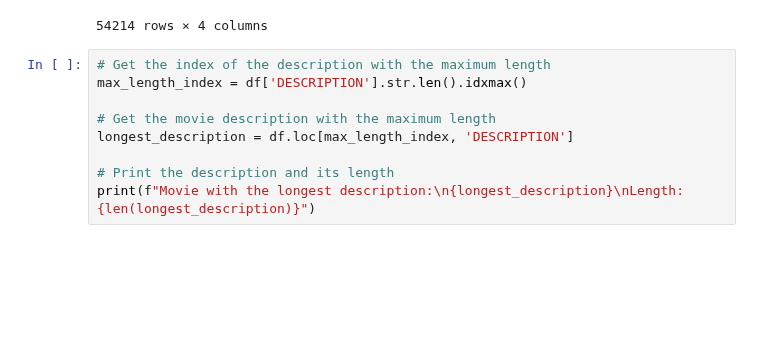
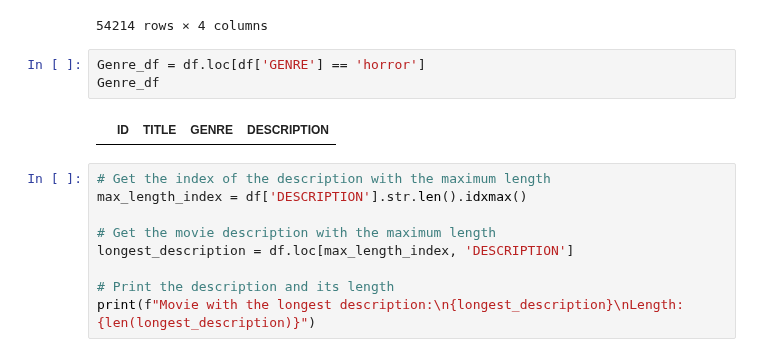
Before and after one commit to Angel-dash/Deep-learning-, a Jupyter notebook: Movie_genre_classification/movie-genre.ipynb, the cells around one changed output. Cells and saved outputs as stored; diff of their text form; blank space fills up the shorter version.

```diff
--- a/Movie_genre_classification/movie-genre.ipynb
+++ b/Movie_genre_classification/movie-genre.ipynb
@@ -82,6 +82,11 @@ df
 | 54212 | 54213 | Make Your Own Bed (1944) | comedy | Walter and Vivian live in the cou... |
 | 54213 | 54214 | Nature's Fury: Storm of the Centu... | history | On Labor Day Weekend, 1935, the m... |
 54214 rows × 4 columns
+# %%
+Genre_df = df.loc[df['GENRE'] == 'horror']
+Genre_df
+# %% [output]
+|  | ID | TITLE | GENRE | DESCRIPTION |
 # %%
 # Get the index of the description with the maximum length
 max_length_index = df['DESCRIPTION'].str.len().idxmax()
```
Also changed, not shown: parts of 37 cells of this notebook.
